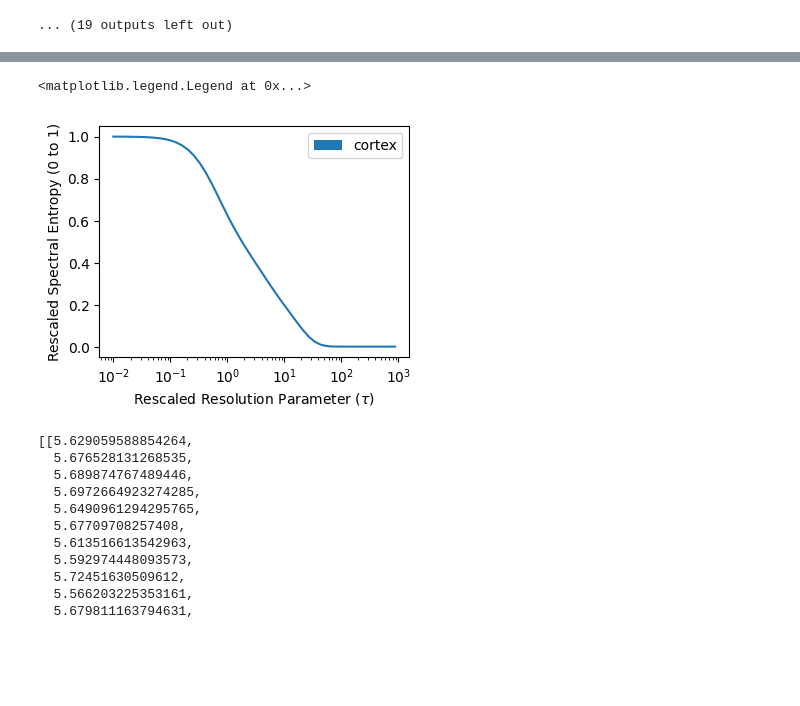
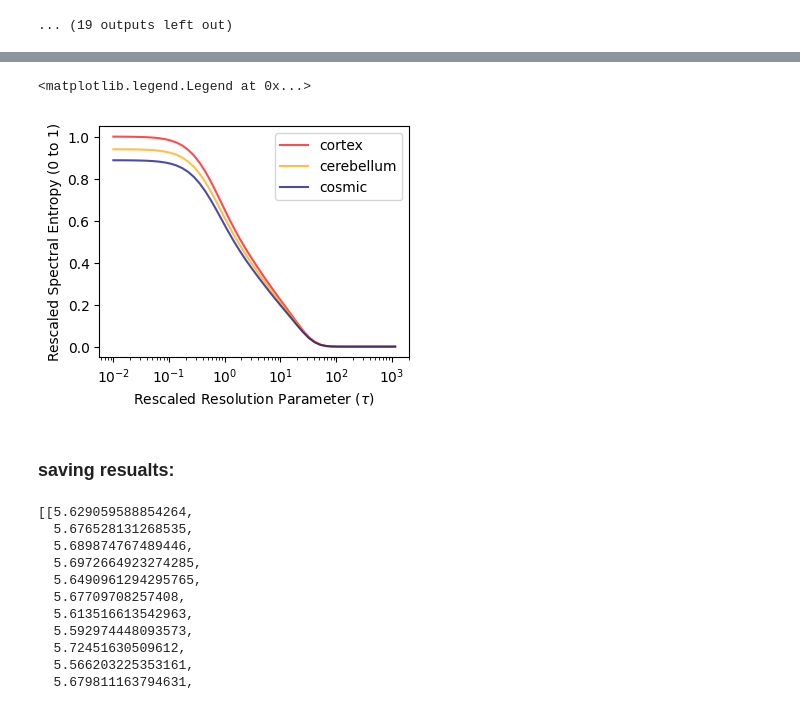
Before and after one commit to mojee13/Comparison-Between-the-Neuronal-Network-and-the-Cosmic-Web, a Jupyter notebook: Project_New edited.ipynb, the cells around one changed output, grey strips where cells are left out. Drawn from its saved outputs; the diff is of its cells as text; code cells hidden in the pictures; blank space fills up the shorter version.

```diff
--- a/Project_New edited.ipynb
+++ b/Project_New edited.ipynb
@@ -236,7 +255,7 @@ results_galaxy = classical_analysis(G_Galaxy)
 plt.figure(figsize=[17,4],layout='tight')
 plt.suptitle('Statistical Comparison of Ensembles',fontsize=30)
 
-colors = {'cortex': 'red', 'galaxy':'blue','cerebellum':'green'}
+colors = {'cortex': 'red', 'galaxy':'navy','cerebellum':'orange'}
 
 plt.subplot(1,4,1)
 plt.title('Average Shortest Path',fontsize=20)
@@ -255,15 +274,15 @@ plt.hist(results_galaxy[1],bins=5, density = True, alpha=0.5,edgecolor='black',l
 
 plt.subplot(1,4,3)
 plt.title('Modularity',fontsize=20)
-plt.hist(results_cortex[2],bins=5, density = True, alpha=0.5,edgecolor='black',label='Cortex',color=colors['cortex'])
-plt.hist(results_cerebellum[2],bins=5, density = True, alpha=0.5,edgecolor='black',label='Cortex',color=colors['cerebellum'])
-plt.hist(results_galaxy[2],bins=5, density = True, alpha=0.5,edgecolor='black',label='Cortex',color=colors['galaxy'])
+plt.hist(results_cortex[2],bins=5, density = True, alpha=0.5,edgecolor='black',label='cerebellum',color=colors['cortex'])
+plt.hist(results_cerebellum[2],bins=5, density = True, alpha=0.5,edgecolor='black',label='cerebellum',color=colors['cerebellum'])
+plt.hist(results_galaxy[2],bins=5, density = True, alpha=0.5,edgecolor='black',label='cerebellum',color=colors['galaxy'])
 
 plt.subplot(1,4,4)
 plt.title('Diameter',fontsize=20)
-plt.hist(results_cortex[3],bins=5, density = True, alpha=0.5,edgecolor='black',label='Cortex',color=colors['cortex'])
-plt.hist(results_cerebellum[3],bins=5, density = True, alpha=0.5,edgecolor='black',label='Cortex',color=colors['cerebellum'])
-plt.hist(results_galaxy[3],bins=5, density = True, alpha=0.5,edgecolor='black',label='Cortex',color=colors['galaxy']1
+plt.hist(results_cortex[3],bins=5, density = True, alpha=0.5,edgecolor='black',label='Cosmic',color=colors['cortex'])
+plt.hist(results_cerebellum[3],bins=5, density = True, alpha=0.5,edgecolor='black',label='Cosmic',color=colors['cerebellum'])
+plt.hist(results_galaxy[3],bins=5, density = True, alpha=0.5,edgecolor='black',label='Cosmic',color=colors['galaxy'])
 
 #plt.subplot(1,5,5)
 #plt.title('Small-Worldness',fontsize=20)
@@ -280,25 +318,27 @@ entropy_galaxy, entropy_var_galaxy, taus_galaxy = entropy(G_Galaxy)
 # %%
 plt.figure(figsize=[4,3])
 #cortex
 y = entropy_cortex; error=entropy_var_cortex ; x = taus_cortex
-plt.plot(x, y)
-plt.fill_between(x, y-error, y+error,label='cortex')
+plt.plot(x, y,label='cortex',alpha=0.7,color=colors['cortex'])
+plt.fill_between(x, y-error, y+error)
 #cerebellum
 y = entropy_cerebellum; error=entropy_var_cerebellum ; x = taus_cerebellum
-plt.plot(x, y)
-plt.fill_between(x, y-error, y+error,label='cerebellum')
-y = entropy_cortex; error=entropy_var_cortex ; x = taus
+plt.plot(x, y,label='cerebellum',alpha=0.7,color=colors['cerebellum'])
+plt.fill_between(x, y-error, y+error)
+y = entropy_galaxy; error=entropy_var_galaxy ; x = taus_galaxy
 #cosmic
-plt.plot(x, y)
-plt.fill_between(x, y-error, y+error,label='cosmic')
+plt.plot(x, y,label='cosmic',alpha=0.7,color=colors['galaxy'])
+plt.fill_between(x, y-error, y+error)
 plt.ylabel('Rescaled Spectral Entropy (0 to 1)')
 plt.xlabel('Rescaled Resolution Parameter ' + r'$(\tau)$')
 plt.xscale('log')
 
 plt.legend()
 # %% [output]
 <matplotlib.legend.Legend at 0x...>
-[figure, old version]
+[figure, new version]
+# %% [markdown]
+### saving resualts:
 # %%
 df = pd.DataFrame({'entropy_cortex': entropy_cortex,'entropy_var_cortex': entropy_var_cortex,'taus': taus})
 df.to_csv("entropy_cortex.csv")
```
Also changed, not shown: parts of 27 cells of this notebook.
